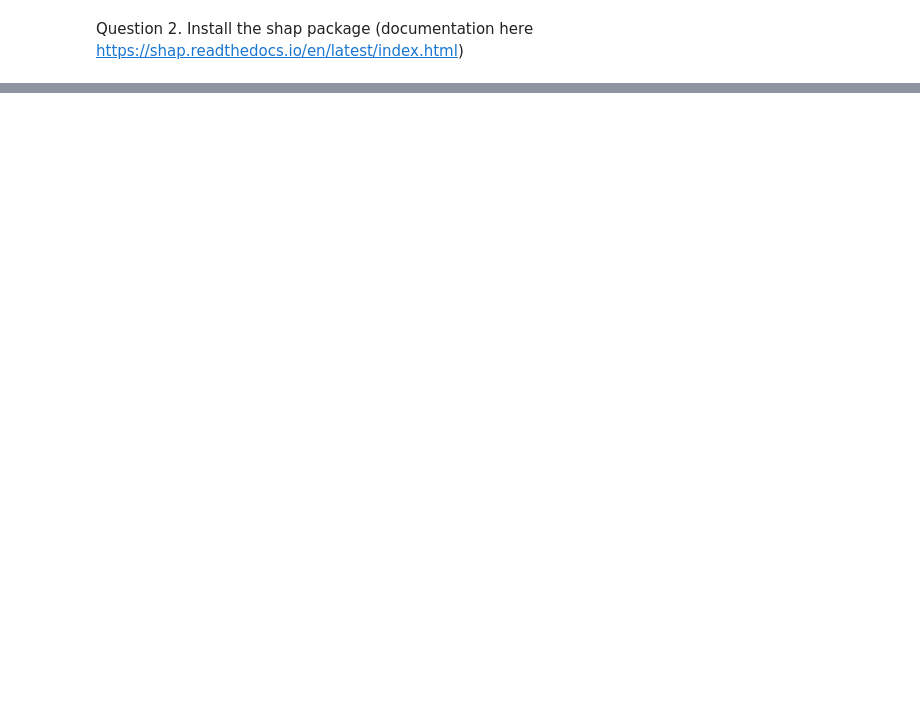
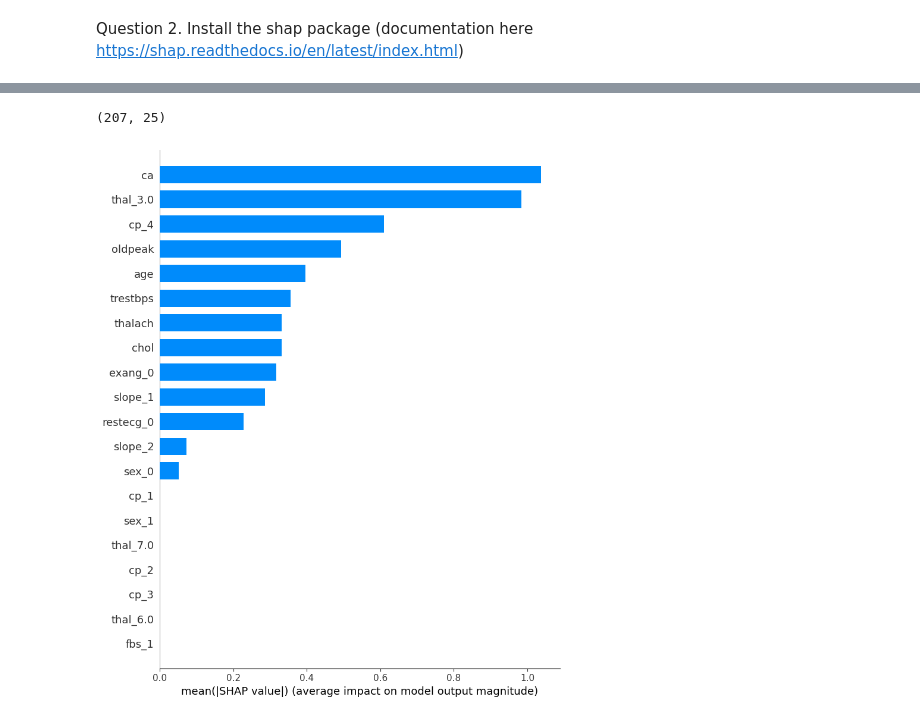
Before and after one commit to BastienCherel/ExplainabilityAI, a Jupyter notebook: Tutorial3/Tutorial3_CHEREL.ipynb, the cells around one changed output, grey strips where cells are left out. Cells and saved outputs as stored; diff of their text form; code cells hidden in the pictures; blank space fills up the shorter version.

```diff
--- a/Tutorial3/Tutorial3_CHEREL.ipynb
+++ b/Tutorial3/Tutorial3_CHEREL.ipynb
@@ -45,0 +308,5 @@ your intuition?
+# %%
+xgb_explainer = shap.TreeExplainer(best_xgb_model)
+
+xgb_shap_values = xgb_explainer.shap_values(X_train)
+xgb_shap_values
@@ -45,0 +327,9 @@ your intuition?
+# %%
+print(xgb_shap_values.shape)
+# %% [output]
+(207, 25)
+# %%
+# Plot the summary plot for XGBoost
+shap.summary_plot(xgb_shap_values, X_test, plot_type="bar")
+# %% [output]
+[figure, added]
```
Also changed, not shown: parts of 27 cells of this notebook.
